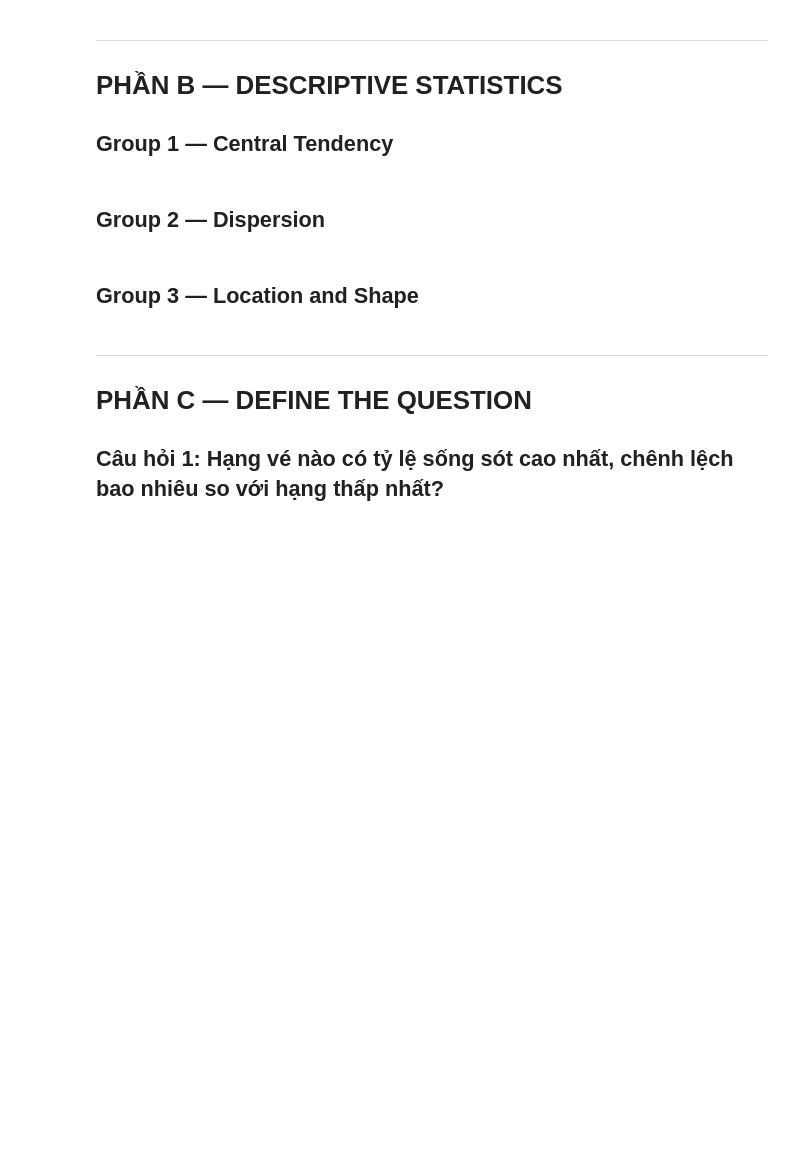
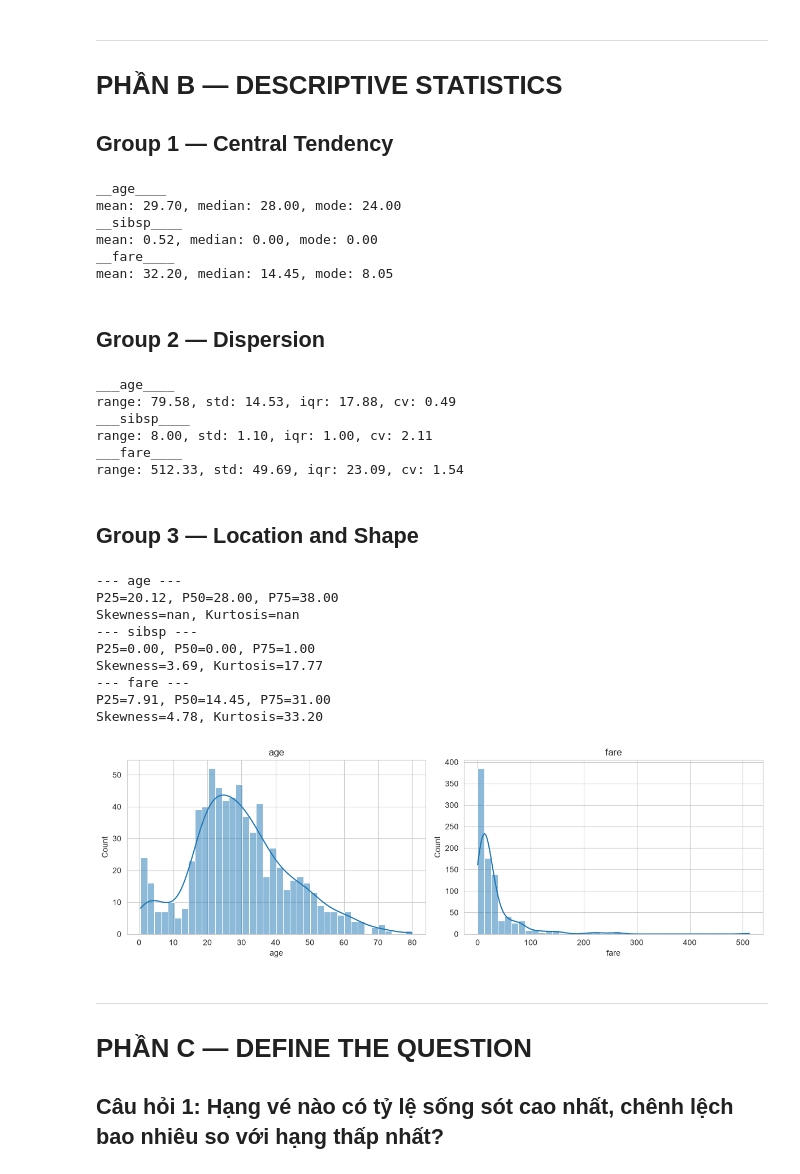
Before and after one commit to khanhtranduy258/Data-analytics-, a Jupyter notebook: Overview/03_Titanic.ipynb, the cells around one changed output. Drawn from its saved outputs; the diff is of its cells as text; code cells hidden in the pictures; blank space fills up the shorter version.

```diff
--- a/Overview/03_Titanic.ipynb
+++ b/Overview/03_Titanic.ipynb
@@ -40,3 +89,5 @@ Loaded from: https://raw.githubusercontent.com/mwaskom/seaborn-data/master/titan
 Tạo cột `family_size` = sibsp + parch + 1.
 # %%
 # TODO
+df['family_size'] = df['sibsp'] + df['parch'] + 1
+df
@@ -46,14 +111,65 @@ Tạo cột `family_size` = sibsp + parch + 1.
 ## Group 1 — Central Tendency
 # %%
 # TODO
+
+cols = ['age', 'sibsp', 'fare']
+for col in cols:
+    mean, median, mode = df[col].mean(), df[col].median(), df[col].mode()[0]
+    print(f"__{col}____")
+    print(f"mean: {mean:.2f}, median: {median:.2f}, mode: {mode:.2f}")
+# %% [output]
+__age____
+mean: 29.70, median: 28.00, mode: 24.00
+__sibsp____
+mean: 0.52, median: 0.00, mode: 0.00
+__fare____
+mean: 32.20, median: 14.45, mode: 8.05
 # %% [markdown]
 ## Group 2 — Dispersion
 # %%
 # TODO
+for col in cols:
+    s = df[col]
+    range = s.max() - s.min()
+    std = s.std()
+    q1, q3 = s.quantile([0.25, 0.75])
+    iqr = q3 - q1
+    cv = std/ s.mean()
+    print(f"___{col}____")
+    print(f"range: {range:.2f}, std: {std:.2f}, iqr: {iqr:.2f}, cv: {cv:.2f}")
+# %% [output]
+___age____
+range: 79.58, std: 14.53, iqr: 17.88, cv: 0.49
+___sibsp____
+range: 8.00, std: 1.10, iqr: 1.00, cv: 2.11
+___fare____
+range: 512.33, std: 49.69, iqr: 23.09, cv: 1.54
 # %% [markdown]
 ## Group 3 — Location and Shape
 # %%
 # TODO
+for col in cols:
+    s = df[col]
+    skew_, kurt_ = stats.skew(s), stats.kurtosis(s)
+    print(f"--- {col} ---")
+    print(f"P25={s.quantile(0.25):.2f}, P50={s.quantile(0.5):.2f}, P75={s.quantile(0.75):.2f}")
+    print(f"Skewness={skew_:.2f}, Kurtosis={kurt_:.2f}")
+
+fig,axes = plt.subplots(1,2,figsize=(12,4))
+sns.histplot(df['age'],bins=40,kde=True,ax=axes[0]); axes[0].set_title('age')
+sns.histplot(df['fare'],bins=40,kde=True,ax=axes[1]); axes[1].set_title('fare')
+plt.tight_layout(); plt.show()
+# %% [output]
+--- age ---
+P25=20.12, P50=28.00, P75=38.00
+Skewness=nan, Kurtosis=nan
+--- sibsp ---
+P25=0.00, P50=0.00, P75=1.00
+Skewness=3.69, Kurtosis=17.77
+--- fare ---
+P25=7.91, P50=14.45, P75=31.00
+Skewness=4.78, Kurtosis=33.20
+[figure, added]
 # %% [markdown]
 ---
 # PHẦN C — DEFINE THE QUESTION
```
Also changed, not shown: parts of 10 cells of this notebook, 1 other file.
